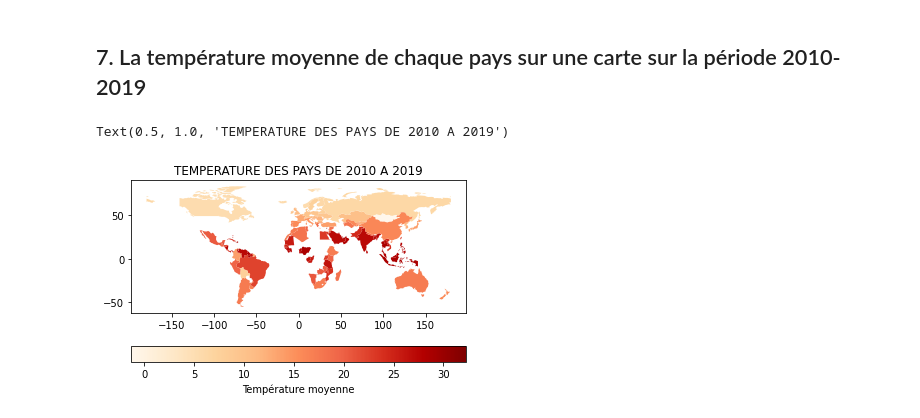
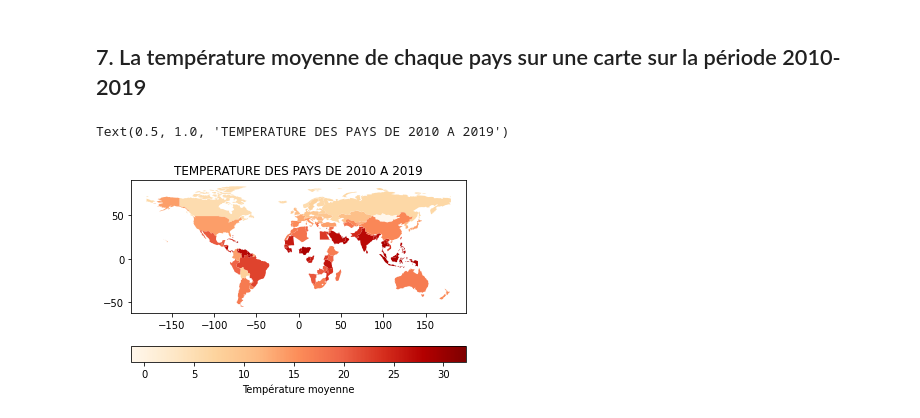
Before and after one commit to Twizzle1997/climatologie, a Jupyter notebook: notebook.ipynb, the cells around one changed output. Cells and saved outputs as stored; diff of their text form; code cells hidden in the pictures.

```diff
--- a/notebook.ipynb
+++ b/notebook.ipynb
@@ -280,11 +280,20 @@ pays_10_19.to_csv(CURATED_PATH + 'requete7.csv')
 # %%
  pays_10_19 = pd.read_csv(CURATED_PATH + 'requete7.csv', sep=',', encoding='utf-8')
 # %%
+import math
+math.isnan(np.nan)
+
+pays_10_19 = pays_10_19.replace(to_replace ="US", value ="United States of America")
+
 map_world = gpd.read_file(gpd.datasets.get_path("naturalearth_lowres"))
 map_world.rename(columns= {"name" : "Country"}, inplace=True)
+
 merged_map_world = map_world.merge(pays_10_19 , on="Country")
-ax = merged_map_world.plot(column="AvgTemperature", cmap='OrRd', legend=True, legend_kwds={'label': "Température moyenne", 'orientation': "horizontal"}) #, missing_kwds={"color": "lightgrey", "label": "Missing values", "edgecolor": "red"}
+
+ax = merged_map_world.plot(column="AvgTemperature", cmap='OrRd', legend=True, legend_kwds={'label': "Température moyenne", 'orientation': "horizontal"})
+#, missing_kwds={"color": "lightgrey", "label": "Missing values", "edgecolor": "red"}
+
 ax.set_title('TEMPERATURE DES PAYS DE 2010 A 2019', loc='center')
 # %% [output]
 Text(0.5, 1.0, 'TEMPERATURE DES PAYS DE 2010 A 2019')
-[figure, old version]
+[figure, new version]
```
